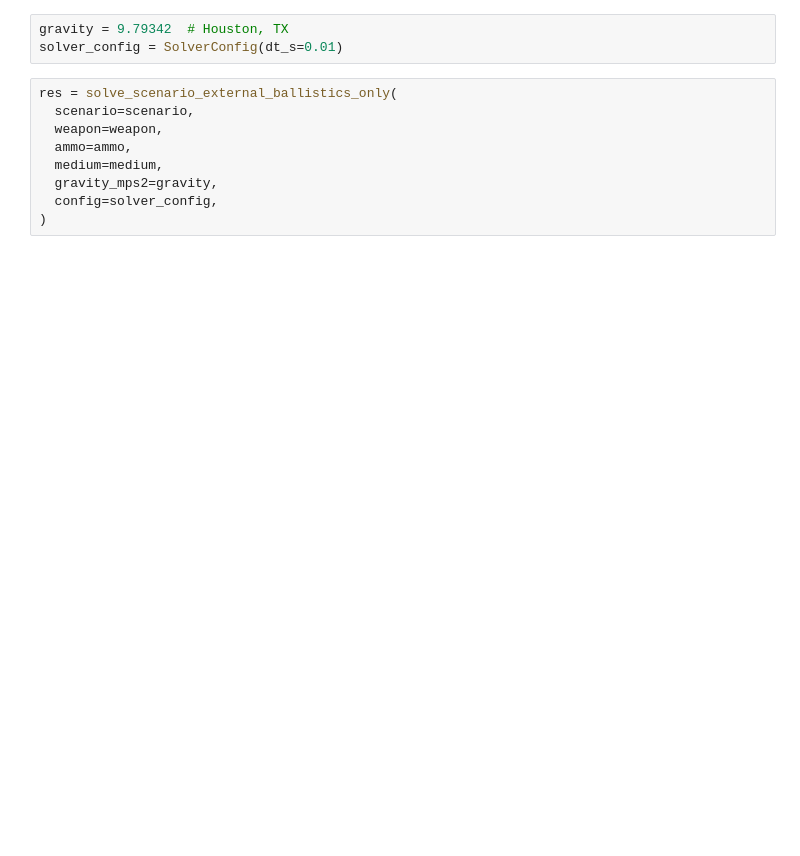
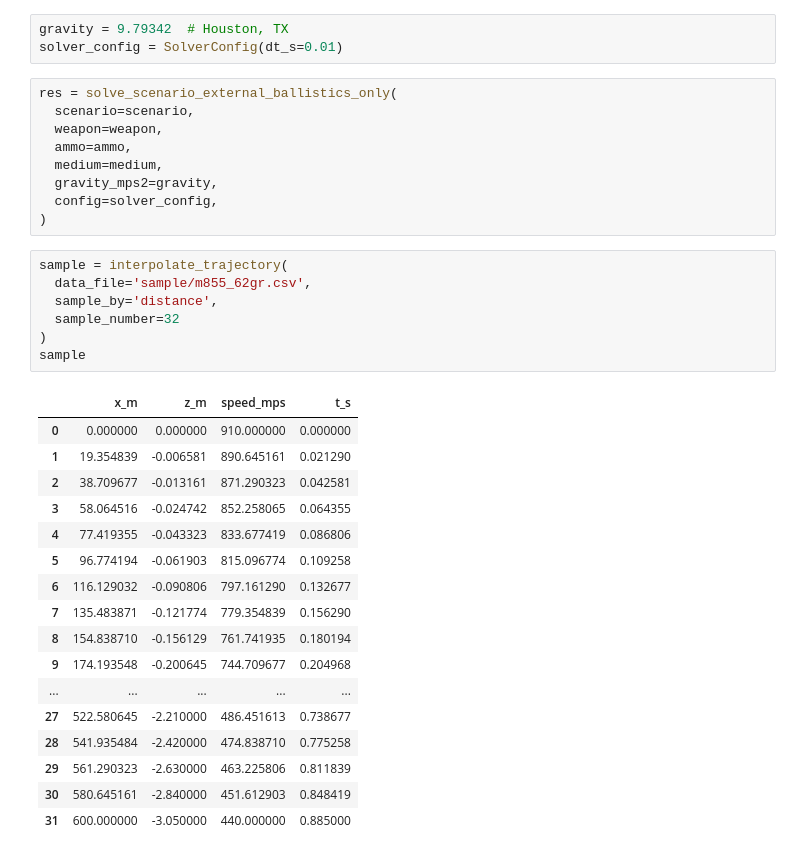
Before and after one commit to indigobx/yip-ballistics-v2, a Jupyter notebook: ballistics.ipynb, the cells around one changed output. Cells and saved outputs as stored; diff of their text form; blank space fills up the shorter version.

```diff
--- a/ballistics.ipynb
+++ b/ballistics.ipynb
@@ -21,4 +150,29 @@ res = solve_scenario_external_ballistics_only(
   gravity_mps2=gravity,
   config=solver_config,
 )
+# %%
+sample = interpolate_trajectory(
+  data_file='sample/m855_62gr.csv',
+  sample_by='distance',
+  sample_number=32
+)
+sample
+# %% [output]
+|  | x_m | z_m | speed_mps | t_s |
+| 0 | 0.000000 | 0.000000 | 910.000000 | 0.000000 |
+| 1 | 19.354839 | -0.006581 | 890.645161 | 0.021290 |
+| 2 | 38.709677 | -0.013161 | 871.290323 | 0.042581 |
+| 3 | 58.064516 | -0.024742 | 852.258065 | 0.064355 |
+| 4 | 77.419355 | -0.043323 | 833.677419 | 0.086806 |
+| 5 | 96.774194 | -0.061903 | 815.096774 | 0.109258 |
+| 6 | 116.129032 | -0.090806 | 797.161290 | 0.132677 |
+| 7 | 135.483871 | -0.121774 | 779.354839 | 0.156290 |
+| 8 | 154.838710 | -0.156129 | 761.741935 | 0.180194 |
+| 9 | 174.193548 | -0.200645 | 744.709677 | 0.204968 |
+| ... | ... | ... | ... | ... |
+| 27 | 522.580645 | -2.210000 | 486.451613 | 0.738677 |
+| 28 | 541.935484 | -2.420000 | 474.838710 | 0.775258 |
+| 29 | 561.290323 | -2.630000 | 463.225806 | 0.811839 |
+| 30 | 580.645161 | -2.840000 | 451.612903 | 0.848419 |
+| 31 | 600.000000 | -3.050000 | 440.000000 | 0.885000 |
 # %%
```
Also changed, not shown: parts of 7 cells of this notebook, 11 other files.
